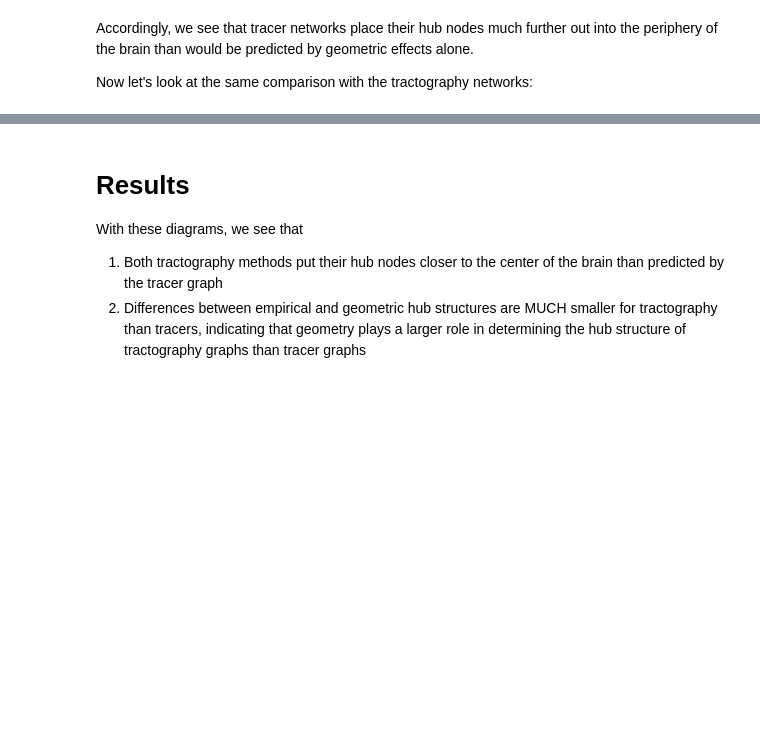
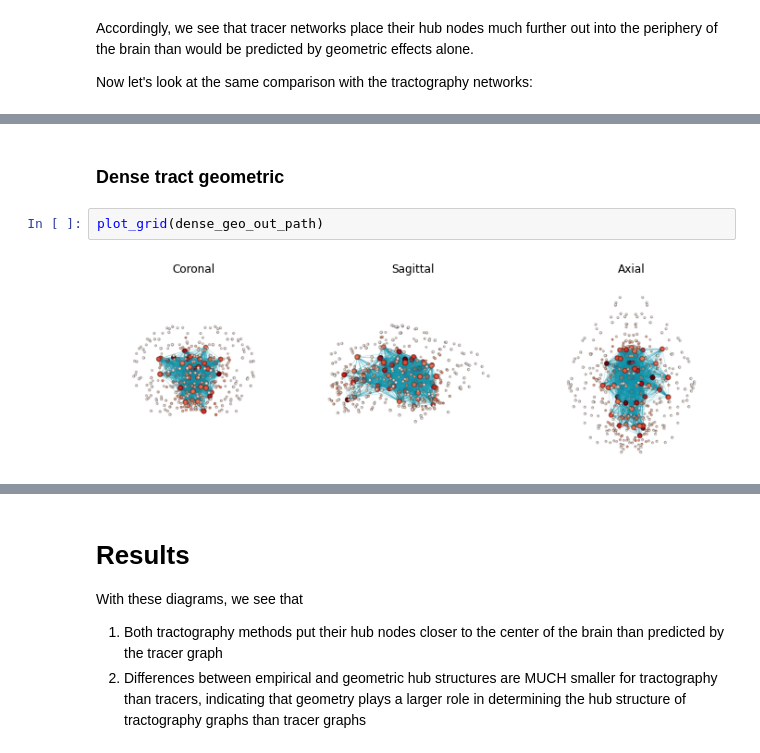
Before and after one commit to scott-trinkle/braingraphgeo, a Jupyter notebook: examples/3. Hub node visualizations.ipynb, the cells around one changed output, grey strips where cells are left out. Cells and saved outputs as stored; diff of their text form; blank space fills up the shorter version.

```diff
--- a/examples/3. Hub node visualizations.ipynb
+++ b/examples/3. Hub node visualizations.ipynb
@@ -182,0 +145,6 @@ vis_strongest_nodes(positions=node_positions_array,
+# %% [markdown]
+### Dense tract geometric
+# %%
+plot_grid(dense_geo_out_path)
+# %% [output]
+[figure, added]
```
Also changed, not shown: parts of 21 cells of this notebook, 20 other files.
